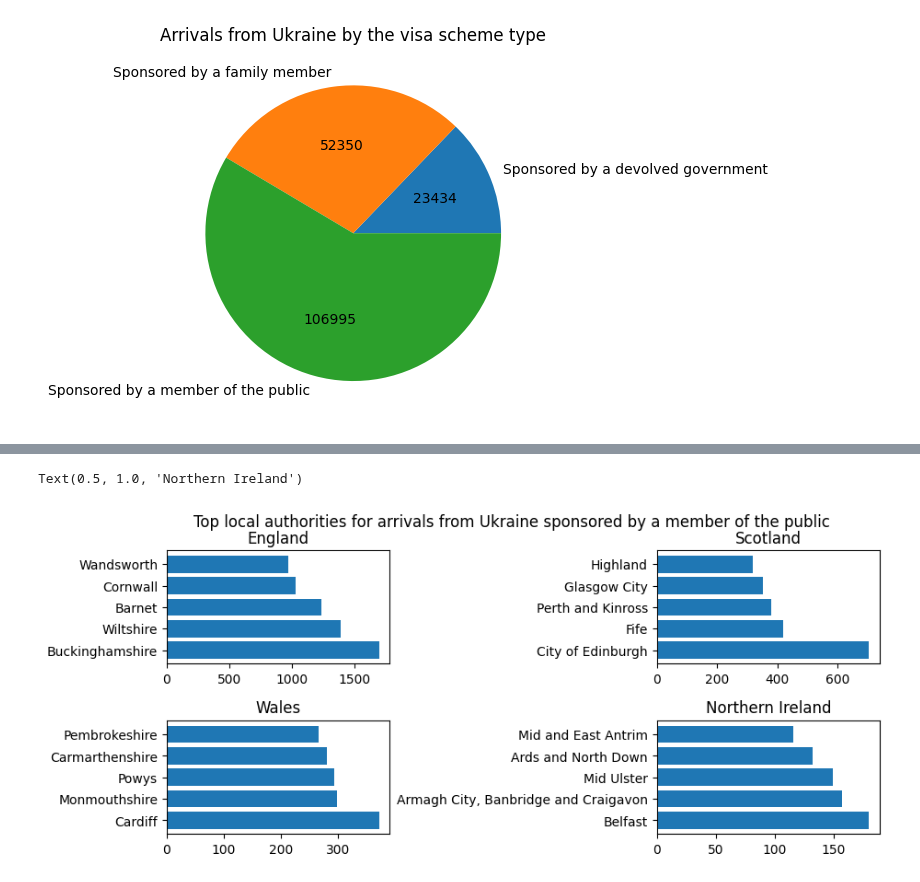
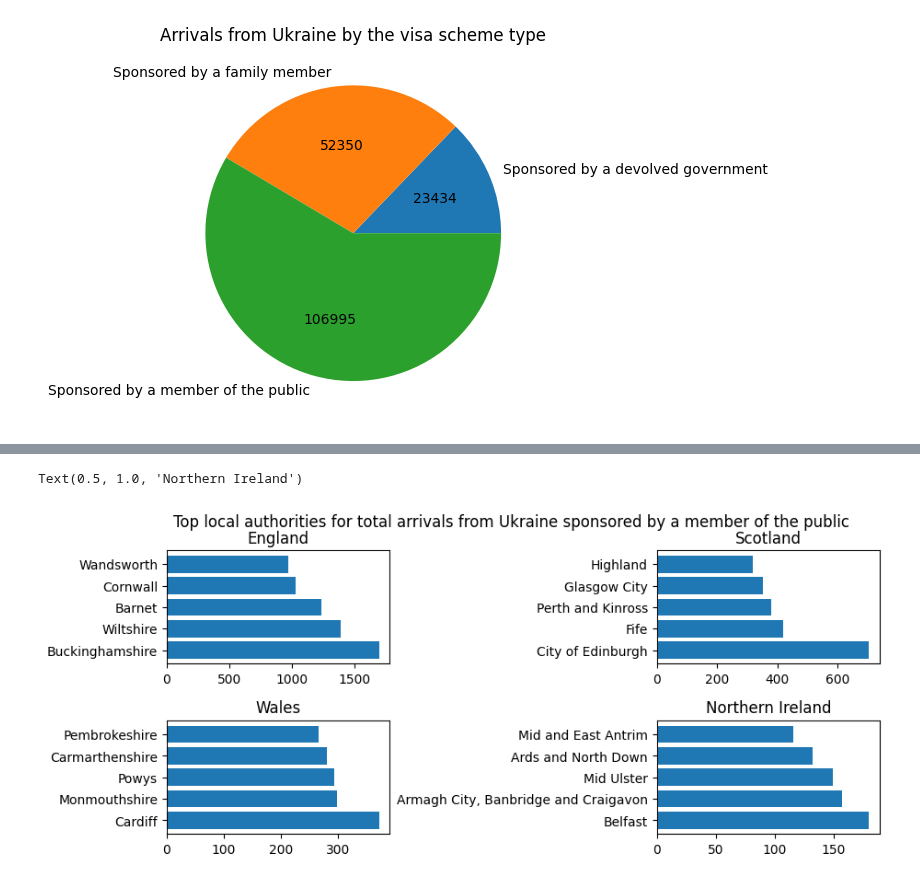
Before and after one commit to yuliiabosher/Python-with-Data-course, a Jupyter notebook: Worksheets/Data_Exploration_project.ipynb, the cells around one changed output, grey strips where cells are left out. Cells and saved outputs as stored; diff of their text form; code cells hidden in the pictures.

```diff
--- a/Worksheets/Data_Exploration_project.ipynb
+++ b/Worksheets/Data_Exploration_project.ipynb
@@ -220,26 +213,26 @@ Text(0.5, 1.0, 'Arrivals from Ukraine per local authority when sponsored by a me
 # %%
 fig, axs = plt.subplots(2, 2, figsize = (10,4))
 fig.subplots_adjust(hspace = 0.5, wspace=1.2)
-fig.suptitle('Top local authorities for arrivals from Ukraine sponsored by a member of the public')
+fig.suptitle('Top local authorities for total arrivals from Ukraine sponsored by a member of the public')
 x1 = members_of_public[members_of_public['Country'] == 'England'].sort_values('Arrivals', ascending=False).head()['Local authority name']
 y1 = members_of_public[members_of_public['Country'] == 'England'].sort_values('Arrivals', ascending=False).head()['Arrivals']
 axs[0, 0].barh(x1, y1)
 axs[0, 0].set_title('England')
 x2 = members_of_public[members_of_public['Country'] == 'Scotland'].sort_values('Arrivals', ascending=False).head()['Local authority name']
 y2 = members_of_public[members_of_public['Country'] == 'Scotland'].sort_values('Arrivals', ascending=False).head()['Arrivals']
 axs[0,1].barh(x2, y2)
 axs[0,1].set_title('Scotland')
 x3 = members_of_public[members_of_public['Country'] == 'Wales'].sort_values('Arrivals', ascending=False).head()['Local authority name']
 y3 = members_of_public[members_of_public['Country'] == 'Wales'].sort_values('Arrivals', ascending=False).head()['Arrivals']
 axs[1,0].barh(x3,y3)
 axs[1,0].set_title('Wales')
 x4 = members_of_public[members_of_public['Country'] == 'Northern Ireland'].sort_values('Arrivals', ascending=False).head()['Local authority name']
 y4 = members_of_public[members_of_public['Country'] == 'Northern Ireland'].sort_values('Arrivals', ascending=False).head()['Arrivals']
 axs[1,1].barh(x4,y4)
 axs[1,1].set_title('Northern Ireland')
 # %% [output]
 Text(0.5, 1.0, 'Northern Ireland')
-[figure, old version]
+[figure, new version]
 # %%
 population = pd.read_excel('https://github.com/yuliiabosher/Python-with-Data-course/raw/main/ukpopestimatesmid2021on2021geographyfinal.xls', sheet_name = 'MYE1')
 population = population.drop('Unnamed: 1', axis=1)
```
Also changed, not shown: parts of 7 cells of this notebook.
